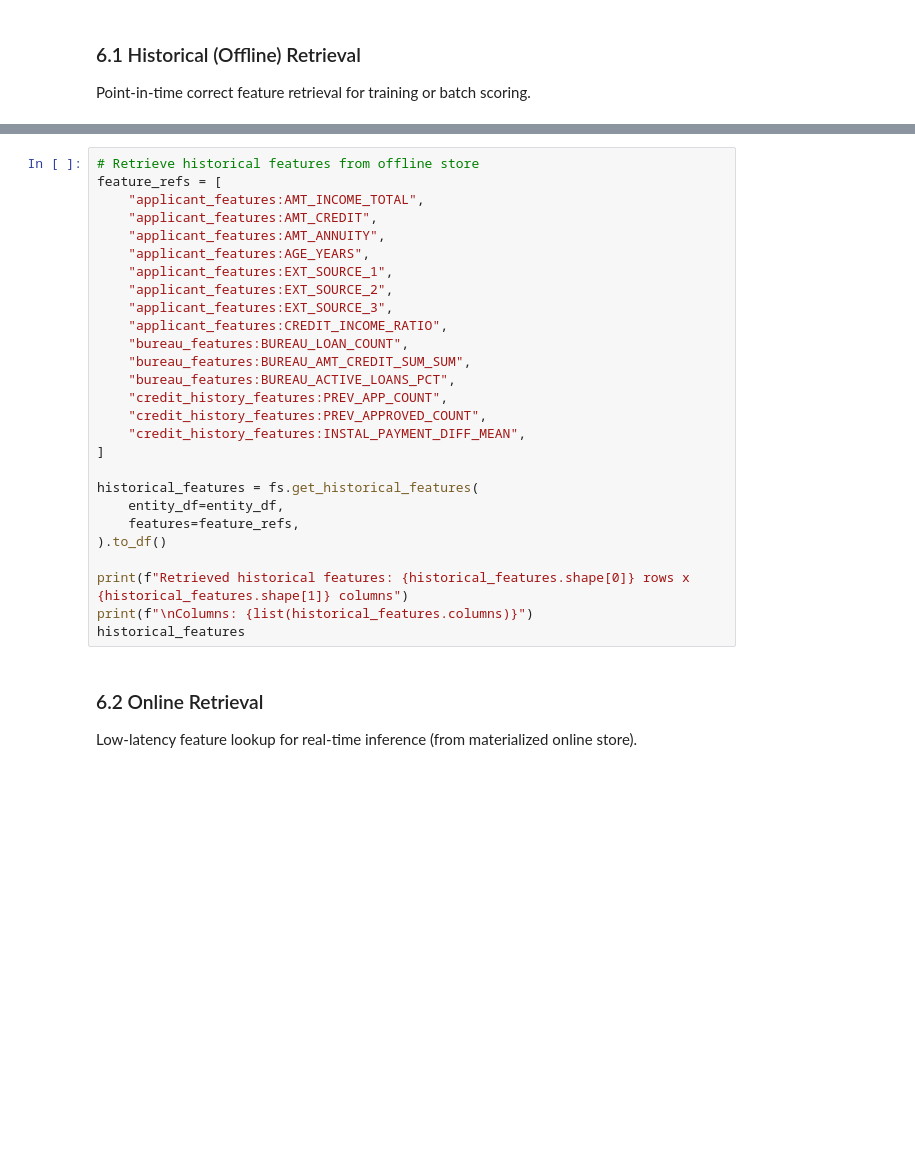
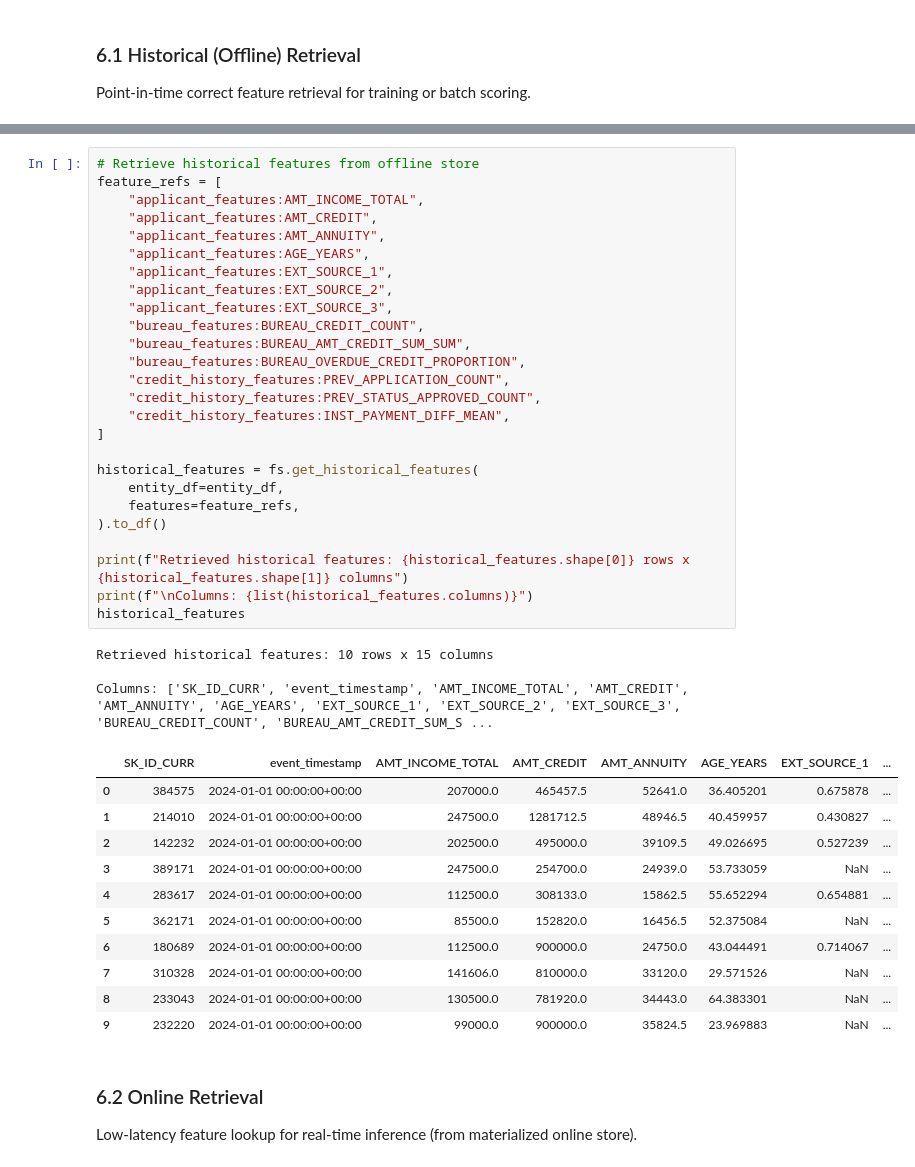
Before and after one commit to felipefl142/credit-risk-prediction-mlplatform, a Jupyter notebook: notebooks/04_feature_store.ipynb, the cells around one changed output, grey strips where cells are left out. Cells and saved outputs as stored; diff of their text form; blank space fills up the shorter version.

```diff
--- a/notebooks/04_feature_store.ipynb
+++ b/notebooks/04_feature_store.ipynb
@@ -186,30 +291,44 @@ print(entity_df.to_string(index=False))
 # %%
 # Retrieve historical features from offline store
 feature_refs = [
     "applicant_features:AMT_INCOME_TOTAL",
     "applicant_features:AMT_CREDIT",
     "applicant_features:AMT_ANNUITY",
     "applicant_features:AGE_YEARS",
     "applicant_features:EXT_SOURCE_1",
     "applicant_features:EXT_SOURCE_2",
     "applicant_features:EXT_SOURCE_3",
-    "applicant_features:CREDIT_INCOME_RATIO",
-    "bureau_features:BUREAU_LOAN_COUNT",
+    "bureau_features:BUREAU_CREDIT_COUNT",
     "bureau_features:BUREAU_AMT_CREDIT_SUM_SUM",
-    "bureau_features:BUREAU_ACTIVE_LOANS_PCT",
-    "credit_history_features:PREV_APP_COUNT",
-    "credit_history_features:PREV_APPROVED_COUNT",
-    "credit_history_features:INSTAL_PAYMENT_DIFF_MEAN",
+    "bureau_features:BUREAU_OVERDUE_CREDIT_PROPORTION",
+    "credit_history_features:PREV_APPLICATION_COUNT",
+    "credit_history_features:PREV_STATUS_APPROVED_COUNT",
+    "credit_history_features:INST_PAYMENT_DIFF_MEAN",
 ]
 
 historical_features = fs.get_historical_features(
     entity_df=entity_df,
     features=feature_refs,
 ).to_df()
 
 print(f"Retrieved historical features: {historical_features.shape[0]} rows x {historical_features.shape[1]} columns")
 print(f"\nColumns: {list(historical_features.columns)}")
 historical_features
+# %% [output]
+Retrieved historical features: 10 rows x 15 columns
+
+Columns: ['SK_ID_CURR', 'event_timestamp', 'AMT_INCOME_TOTAL', 'AMT_CREDIT', 'AMT_ANNUITY', 'AGE_YEARS', 'EXT_SOURCE_1', 'EXT_SOURCE_2', 'EXT_SOURCE_3', 'BUREAU_CREDIT_COUNT', 'BUREAU_AMT_CREDIT_SUM_S ...
+|  | SK_ID_CURR | event_timestamp | AMT_INCOME_TOTAL | AMT_CREDIT | AMT_ANNUITY | AGE_YEARS | EXT_SOURCE_1 | ... |
+| 0 | 384575 | 2024-01-01 00:00:00+00:00 | 207000.0 | 465457.5 | 52641.0 | 36.405201 | 0.675878 | ... |
+| 1 | 214010 | 2024-01-01 00:00:00+00:00 | 247500.0 | 1281712.5 | 48946.5 | 40.459957 | 0.430827 | ... |
+| 2 | 142232 | 2024-01-01 00:00:00+00:00 | 202500.0 | 495000.0 | 39109.5 | 49.026695 | 0.527239 | ... |
+| 3 | 389171 | 2024-01-01 00:00:00+00:00 | 247500.0 | 254700.0 | 24939.0 | 53.733059 | NaN | ... |
+| 4 | 283617 | 2024-01-01 00:00:00+00:00 | 112500.0 | 308133.0 | 15862.5 | 55.652294 | 0.654881 | ... |
+| 5 | 362171 | 2024-01-01 00:00:00+00:00 | 85500.0 | 152820.0 | 16456.5 | 52.375084 | NaN | ... |
+| 6 | 180689 | 2024-01-01 00:00:00+00:00 | 112500.0 | 900000.0 | 24750.0 | 43.044491 | 0.714067 | ... |
+| 7 | 310328 | 2024-01-01 00:00:00+00:00 | 141606.0 | 810000.0 | 33120.0 | 29.571526 | NaN | ... |
+| 8 | 233043 | 2024-01-01 00:00:00+00:00 | 130500.0 | 781920.0 | 34443.0 | 64.383301 | NaN | ... |
+| 9 | 232220 | 2024-01-01 00:00:00+00:00 | 99000.0 | 900000.0 | 35824.5 | 23.969883 | NaN | ... |
 # %% [markdown]
 ### 6.2 Online Retrieval
 
```
Also changed, not shown: parts of 13 cells of this notebook, 4 other files.
